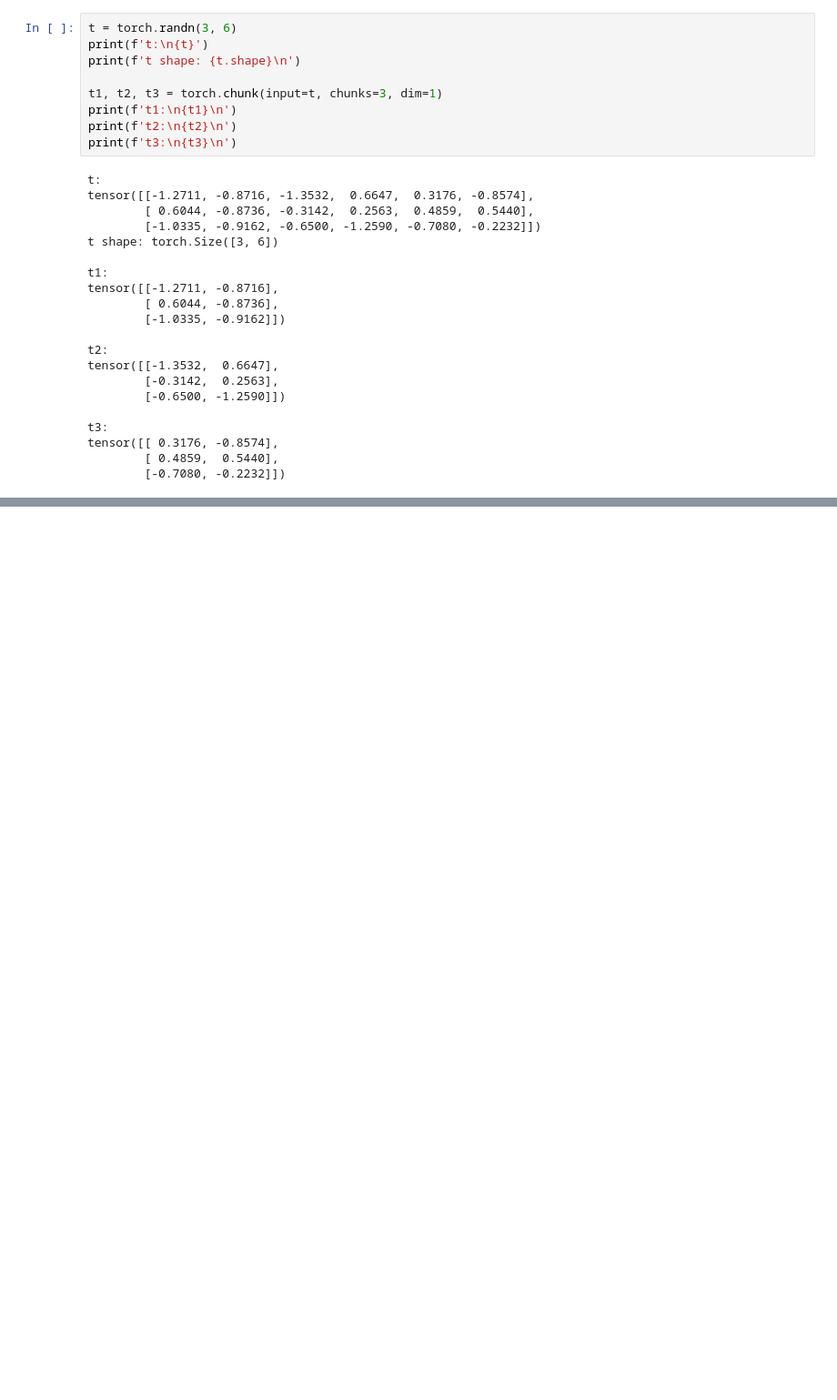
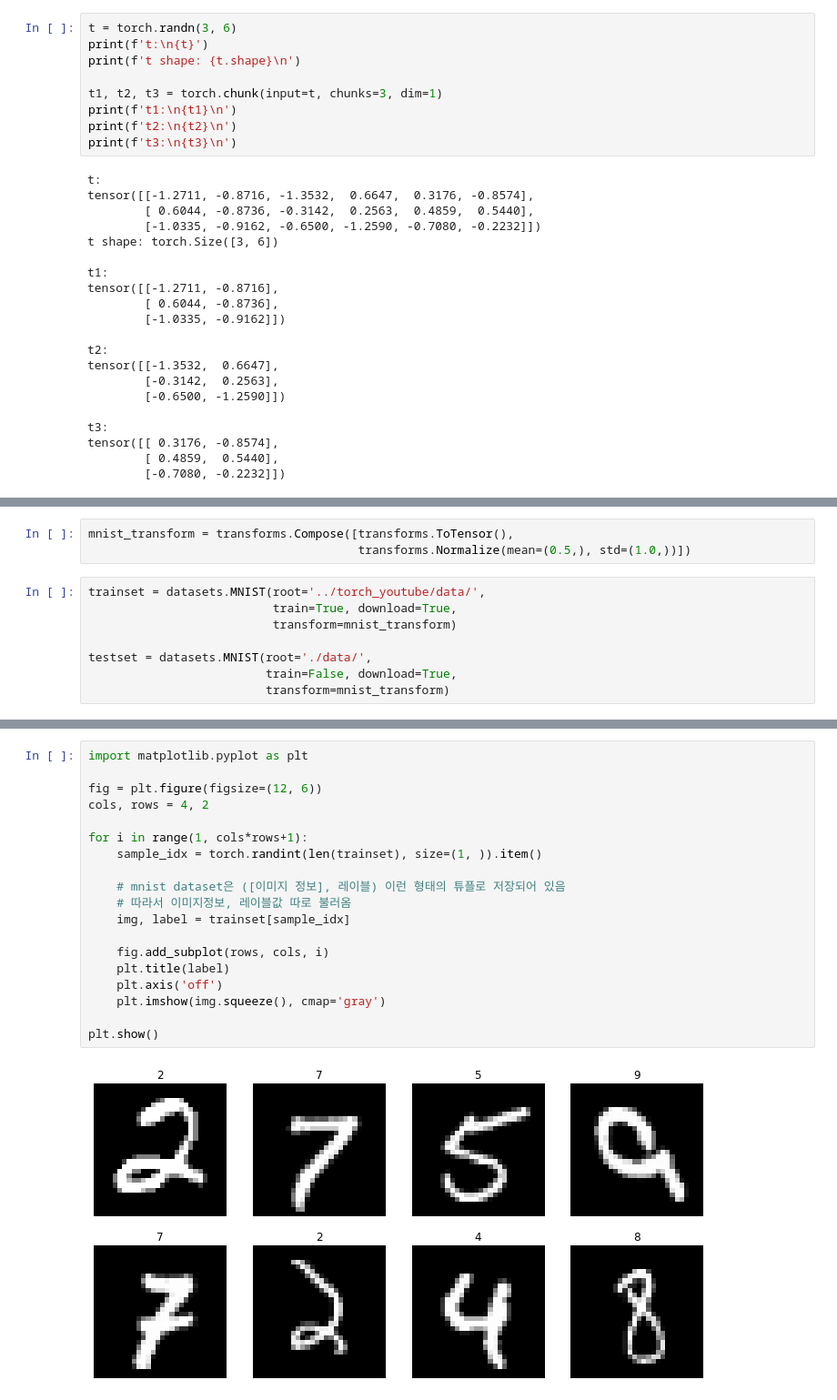
Before and after one commit to dong-hoon-lee/practices, a Jupyter notebook: projects/torch_youtube/leesuan.ipynb, the cells around one changed output, grey strips where cells are left out. Shown: that part at 91% size. Saved outputs shown, nothing was run; the diff lists cells and outputs as text; blank space fills up the shorter version.

```diff
--- a/projects/torch_youtube/leesuan.ipynb
+++ b/projects/torch_youtube/leesuan.ipynb
@@ -319,0 +436,11 @@ tensor([[ 0.3176, -0.8574],
+# %%
+mnist_transform = transforms.Compose([transforms.ToTensor(),
+                                      transforms.Normalize(mean=(0.5,), std=(1.0,))])
+# %%
+trainset = datasets.MNIST(root='../torch_youtube/data/',
+                          train=True, download=True,
+                          transform=mnist_transform)
+
+testset = datasets.MNIST(root='./data/',
+                         train=False, download=True,
+                         transform=mnist_transform)
@@ -319,0 +503,21 @@ tensor([[ 0.3176, -0.8574],
+# %%
+import matplotlib.pyplot as plt
+
+fig = plt.figure(figsize=(12, 6))
+cols, rows = 4, 2
+
+for i in range(1, cols*rows+1):
+    sample_idx = torch.randint(len(trainset), size=(1, )).item()
+
+    # mnist dataset은 ([이미지 정보], 레이블) 이런 형태의 튜플로 저장되어 있음
+    # 따라서 이미지정보, 레이블값 따로 불러옴
+    img, label = trainset[sample_idx]
+
+    fig.add_subplot(rows, cols, i)
+    plt.title(label)
+    plt.axis('off')
+    plt.imshow(img.squeeze(), cmap='gray')
+
+plt.show()
+# %% [output]
+[figure, added]
```
Also changed, not shown: parts of 30 cells of this notebook.
